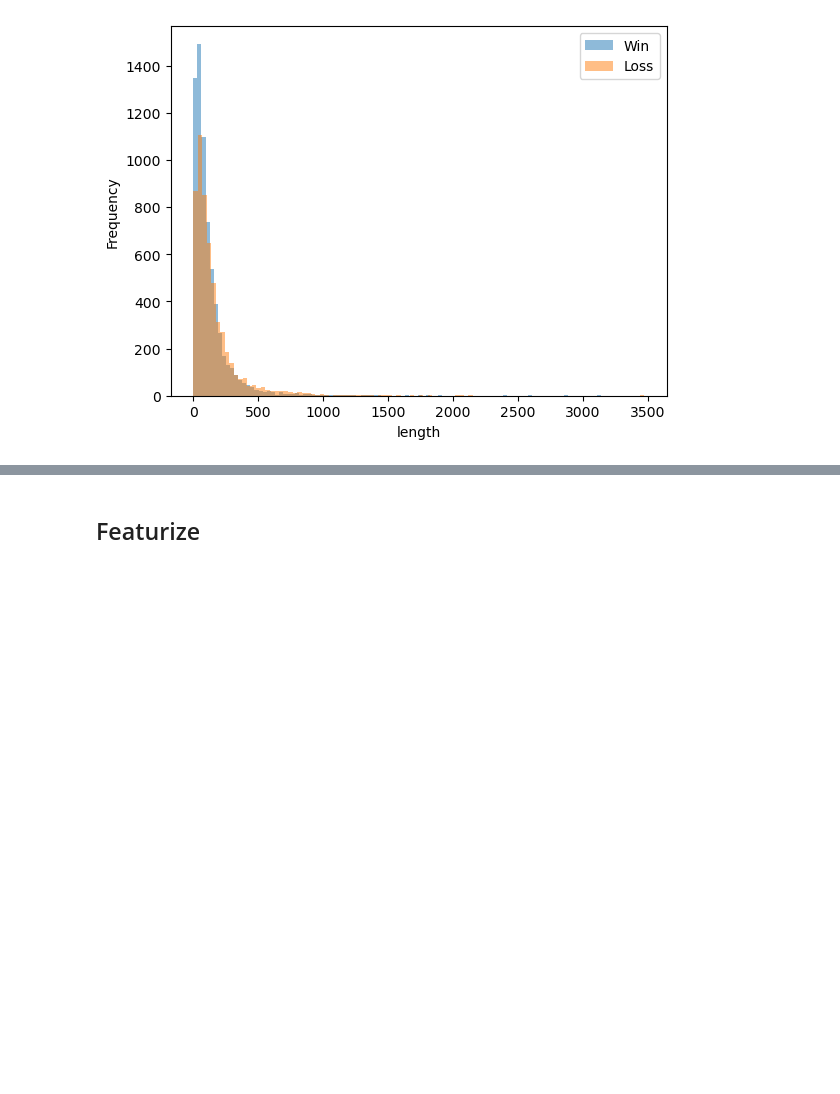
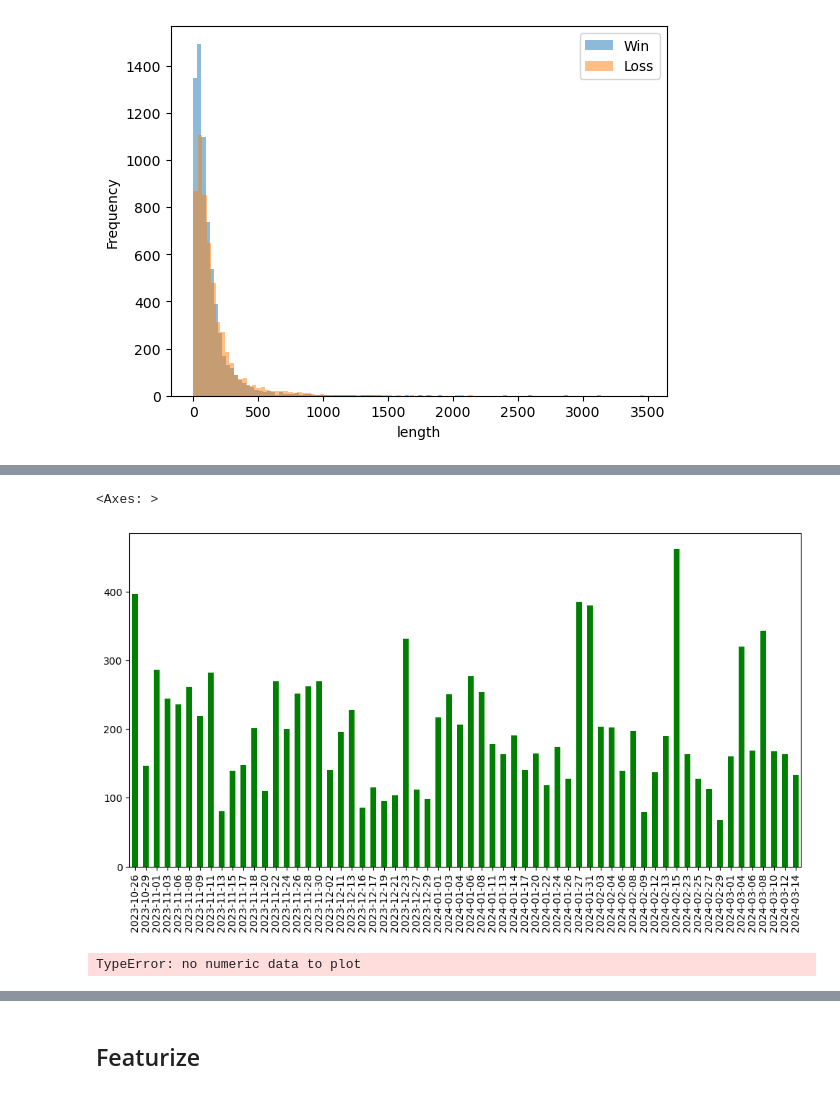
Before and after one commit to tulane-cmps6730/project-reddit, a Jupyter notebook: notebooks/NLP Project.ipynb, the cells around one changed output, grey strips where cells are left out. Saved outputs shown, nothing was run; the diff lists cells and outputs as text; code cells hidden in the pictures; blank space fills up the shorter version.

```diff
--- a/notebooks/NLP Project.ipynb
+++ b/notebooks/NLP Project.ipynb
@@ -257,3 +292,7 @@ plt.xlabel('length')
 plt.show()
 # %% [output]
 [figure]
+# %%
+# Plot Number of Comments Across time
+df["Date"] = df["Date"].dt.date
+df.head()
@@ -259,0 +306,15 @@ plt.show()
+# %%
+plt.figure(figsize=(12, 6))
+colors = df['Result'].map({'Win': 'green', 'Loss': 'red'})
+df['Date'].value_counts().sort_index().plot(kind='bar', color=colors)
+# %% [output]
+<Axes: >
+[figure, added]
+# %%
+df[df["Result"]=='Win']["Date"].plot(kind='bar', color="green")
+df[df["Result"]=='Loss']["Date"].plot(kind='bar', color="red")
+plt.legend()
+plt.xlabel('length')
+plt.show()
+# %% [output]
+TypeError: no numeric data to plot
```
Also changed, not shown: parts of 34 cells of this notebook, 1 other file.
